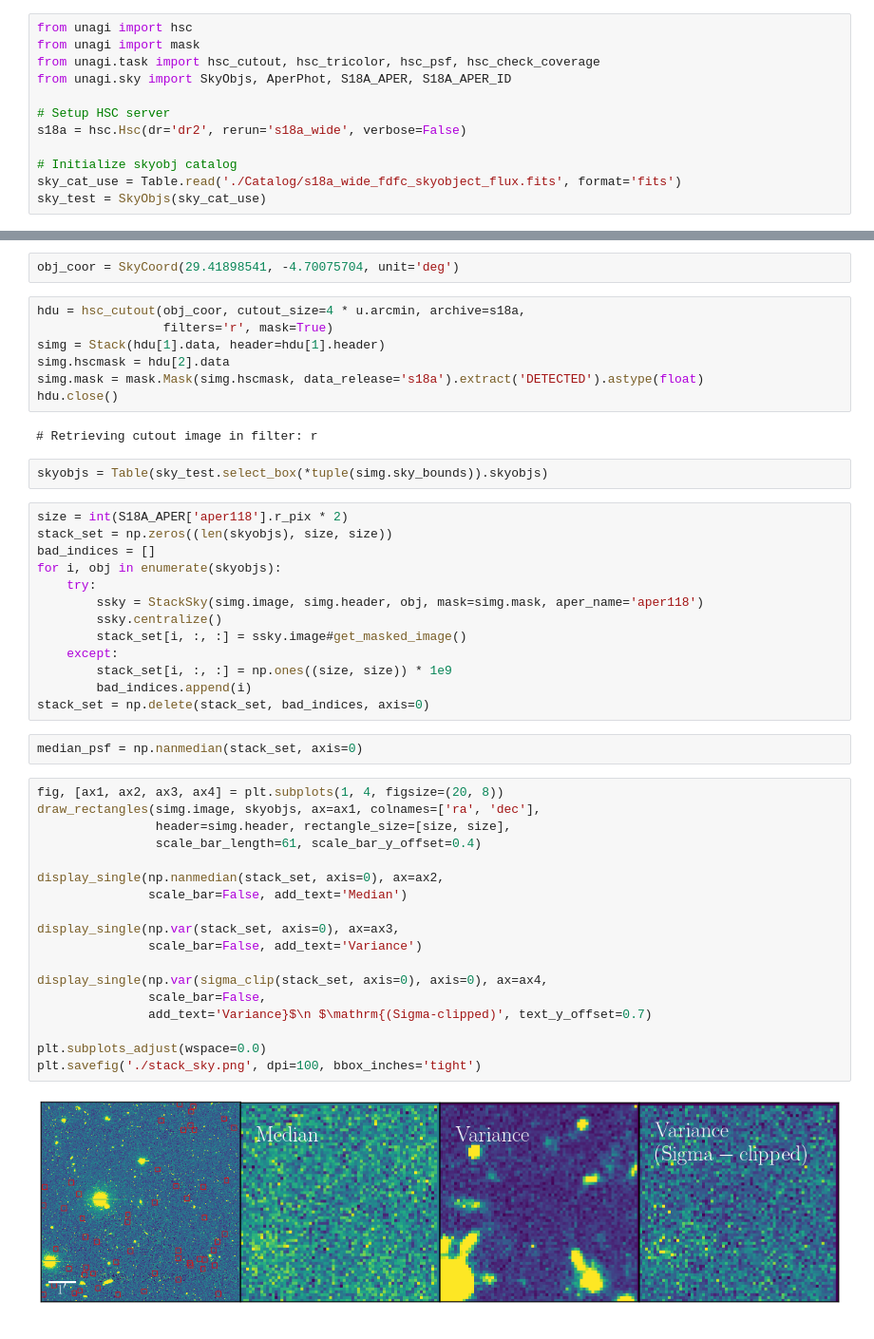
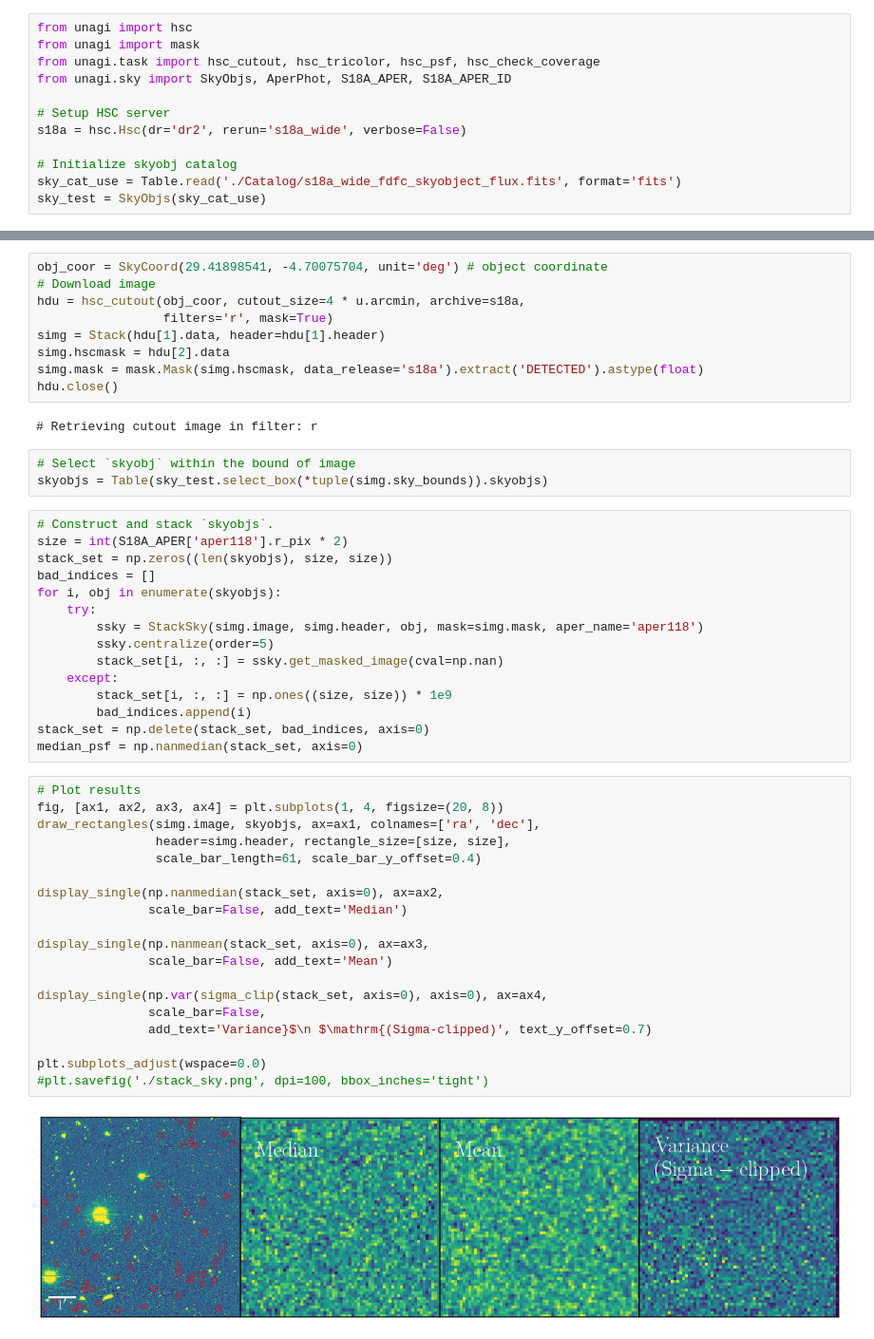
Before and after one commit to AstroJacobLi/HSC_stacking, a Jupyter notebook: SkyObj stack.ipynb, the cells around one changed output, grey strips where cells are left out. Shown at 95% size. Cells and saved outputs as stored; diff of their text form.

Commit message:
add SkyObj stack and some comparison on interpolation methods

```diff
--- a/SkyObj stack.ipynb
+++ b/SkyObj stack.ipynb
@@ -40,7 +33,7 @@ from lvhuo.display import (display_single, display_multiple, \
 from lvhuo.image import query_star, extract_obj
-# %%
-obj_coor = SkyCoord(29.41898541, -4.70075704, unit='deg')
 # %%
+obj_coor = SkyCoord(29.41898541, -4.70075704, unit='deg') # object coordinate
+# Download image
 hdu = hsc_cutout(obj_coor, cutout_size=4 * u.arcmin, archive=s18a,
                  filters='r', mask=True)
 simg = Stack(hdu[1].data, header=hdu[1].header)
@@ -50,39 +43,41 @@ hdu.close()
 # %% [output]
 # Retrieving cutout image in filter: r
 # %%
+# Select `skyobj` within the bound of image
 skyobjs = Table(sky_test.select_box(*tuple(simg.sky_bounds)).skyobjs)
 # %%
+# Construct and stack `skyobjs`.
 size = int(S18A_APER['aper118'].r_pix * 2)
 stack_set = np.zeros((len(skyobjs), size, size))
 bad_indices = []
 for i, obj in enumerate(skyobjs):
     try:
         ssky = StackSky(simg.image, simg.header, obj, mask=simg.mask, aper_name='aper118')
-        ssky.centralize()
-        stack_set[i, :, :] = ssky.image#get_masked_image()
+        ssky.centralize(order=5)
+        stack_set[i, :, :] = ssky.get_masked_image(cval=np.nan)
     except:
         stack_set[i, :, :] = np.ones((size, size)) * 1e9
         bad_indices.append(i)
 stack_set = np.delete(stack_set, bad_indices, axis=0)
+median_psf = np.nanmedian(stack_set, axis=0)
-# %%
-median_psf = np.nanmedian(stack_set, axis=0)
 # %%
+# Plot results
 fig, [ax1, ax2, ax3, ax4] = plt.subplots(1, 4, figsize=(20, 8))
 draw_rectangles(simg.image, skyobjs, ax=ax1, colnames=['ra', 'dec'],
                 header=simg.header, rectangle_size=[size, size],
                 scale_bar_length=61, scale_bar_y_offset=0.4)
 
 display_single(np.nanmedian(stack_set, axis=0), ax=ax2,
                scale_bar=False, add_text='Median')
 
-display_single(np.var(stack_set, axis=0), ax=ax3,
-               scale_bar=False, add_text='Variance')
+display_single(np.nanmean(stack_set, axis=0), ax=ax3,
+               scale_bar=False, add_text='Mean')
 
 display_single(np.var(sigma_clip(stack_set, axis=0), axis=0), ax=ax4,
                scale_bar=False,
                add_text='Variance}$\n $\mathrm{(Sigma-clipped)', text_y_offset=0.7)
 
 plt.subplots_adjust(wspace=0.0)
-plt.savefig('./stack_sky.png', dpi=100, bbox_inches='tight')
+#plt.savefig('./stack_sky.png', dpi=100, bbox_inches='tight')
 # %% [output]
-[figure, old version]
+[figure, new version]
```
Also changed, not shown: parts of 7 cells of this notebook, 1 other file.
